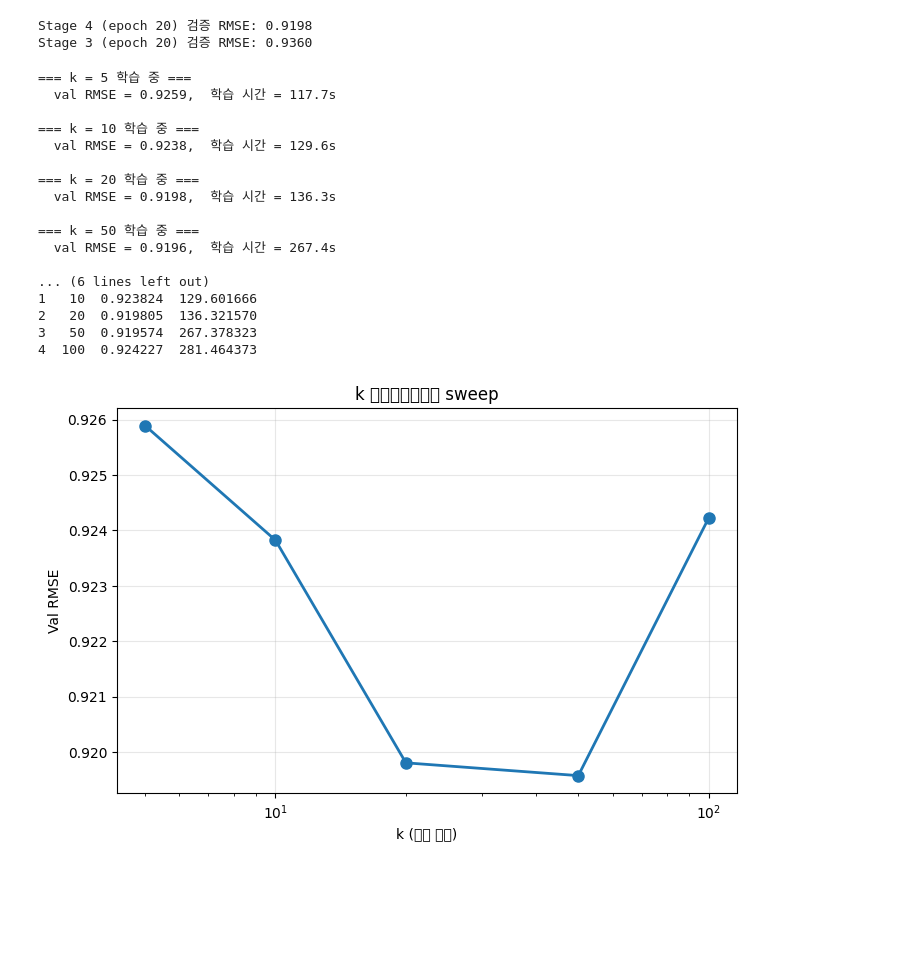
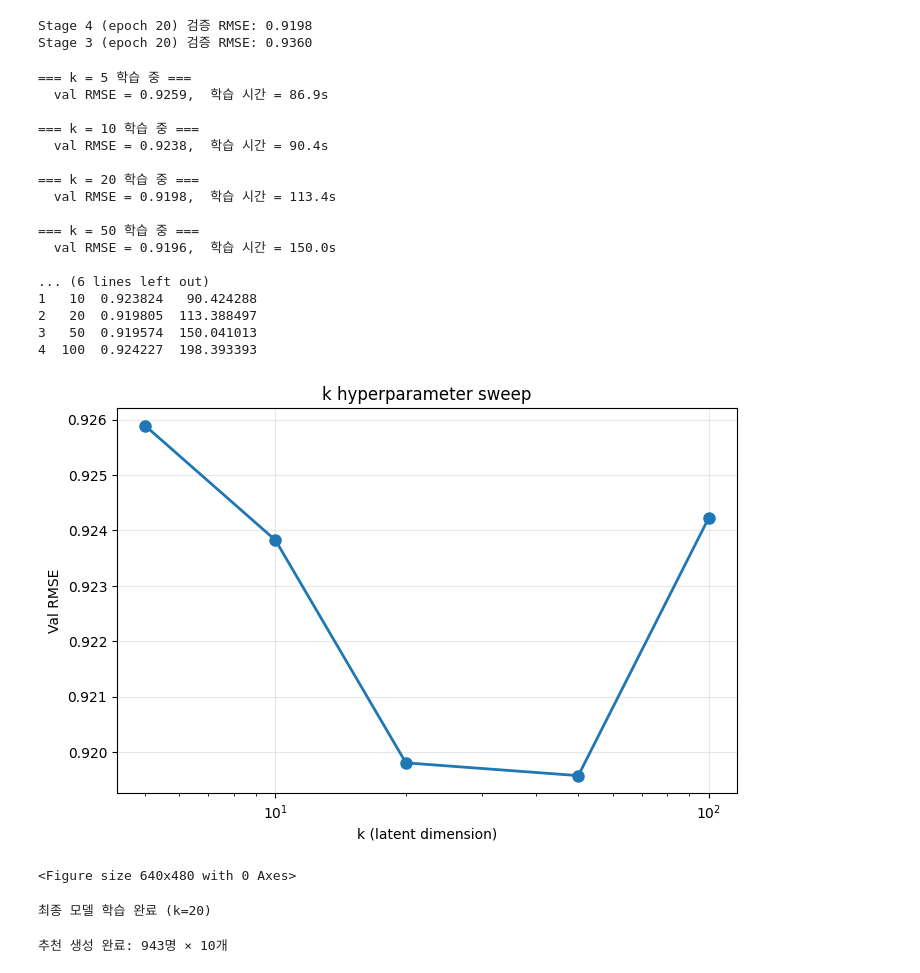
Before and after one commit to 20220878-max/Recommendation-system, a Jupyter notebook: movie_data.ipynb, the cells around one changed output. Drawn from its saved outputs; the diff is of its cells as text; code cells hidden in the pictures; blank space fills up the shorter version.

```diff
--- a/movie_data.ipynb
+++ b/movie_data.ipynb
@@ -493,41 +494,98 @@ for k_test in k_values:
     val_rmse = np.sqrt(np.mean((val_preds - val_ratings) ** 2))
 
     elapsed = time.time() - start
     print(f"  val RMSE = {val_rmse:.4f},  학습 시간 = {elapsed:.1f}s")
     results.append({'k': k_test, 'val_rmse': val_rmse, 'time': elapsed})
 
 # 표로 정리
 import pandas as pd
 df = pd.DataFrame(results)
 print("\n=== K sweep 결과 ===")
 print(df)
 
 # 그래프
 import matplotlib.pyplot as plt
 plt.figure(figsize=(8, 5))
 plt.plot(df['k'], df['val_rmse'], 'o-', linewidth=2, markersize=8)
-plt.xlabel('k (잠재 차원)')
+plt.xlabel('k (latent dimension)')
 plt.ylabel('Val RMSE')
-plt.title('k 하이퍼파라미터 sweep')
+plt.title('k hyperparameter sweep')
 plt.grid(alpha=0.3)
 plt.xscale('log')
 plt.show()
+plt.savefig('k_sweep.png', dpi=150, bbox_inches='tight')
 # %% [output]
 === k = 5 학습 중 ===
-  val RMSE = 0.9259,  학습 시간 = 117.7s
+  val RMSE = 0.9259,  학습 시간 = 86.9s
 
 === k = 10 학습 중 ===
-  val RMSE = 0.9238,  학습 시간 = 129.6s
+  val RMSE = 0.9238,  학습 시간 = 90.4s
 
 === k = 20 학습 중 ===
-  val RMSE = 0.9198,  학습 시간 = 136.3s
+  val RMSE = 0.9198,  학습 시간 = 113.4s
 
 === k = 50 학습 중 ===
-  val RMSE = 0.9196,  학습 시간 = 267.4s
+  val RMSE = 0.9196,  학습 시간 = 150.0s
 
 ... (6 lines left out)
-1   10  0.923824  129.601666
-2   20  0.919805  136.321570
-3   50  0.919574  267.378323
-4  100  0.924227  281.464373
+1   10  0.923824   90.424288
+2   20  0.919805  113.388497
+3   50  0.919574  150.041013
+4  100  0.924227  198.393393
-[figure, old version]
+[figure, new version]
+<Figure size 640x480 with 0 Axes>
+# %%
+#최종 모델 학습 (k=20)
+np.random.seed(42)
+k = 20
+P = np.random.normal(0, 0.1, (n_users, k))
+Q = np.random.normal(0, 0.1, (n_items, k))
+Y = np.random.normal(0, 0.1, (n_items, k))
+bu = np.zeros(n_users)
+bi = np.zeros(n_items)
+mu = train_set['rating'].mean()
+lr, epochs, reg = 0.005, 20, 0.02
+
+for epoch in range(epochs):
+    order = np.random.permutation(len(ratings))
+    for idx in order:
+        u, i, r = users[idx], items[idx], ratings[idx]
+        I_u = user_rated_items[u]
+        norm = 1.0 / np.sqrt(len(I_u))
+        p_aug = P[u] + norm * Y[I_u].sum(axis=0)
+        err = r - (mu + bu[u] + bi[i] + p_aug @ Q[i])
+        bu[u] += lr * (err - reg * bu[u])
+        bi[i] += lr * (err - reg * bi[i])
+        P[u] += lr * (err * Q[i] - reg * P[u])
+        Q[i] += lr * (err * p_aug - reg * Q[i])
+        Y[I_u] += lr * (err * norm * Q[i] - reg * Y[I_u])
+print("최종 모델 학습 완료 (k=20)")
+# %% [output]
+최종 모델 학습 완료 (k=20)
+# %%
+#모든 사용자에게 top-k 추천 생성
+K = 10  # 추천 개수
+
+# augmented P
+P_aug = P.copy()
+for u in range(n_users):
+    if u in user_rated_items:
+        I_u = user_rated_items[u]
+        norm = 1.0 / np.sqrt(len(I_u))
+        P_aug[u] += norm * Y[I_u].sum(axis=0)
+
+# 학습데이터에서 이미 평가한 아이템 (추천 제외용)
+train_items_per_user = {u: set(its) for u, its in user_rated_items.items()}
+
+recommendations = {}
+for u in range(n_users):
+    scores = mu + bu[u] + bi + P_aug[u] @ Q.T   # 모든 아이템 점수
+    for i in train_items_per_user.get(u, set()):
+        scores[i] = -np.inf                       # 이미 본 건 제외
+    topk = np.argpartition(-scores, K)[:K]
+    topk = topk[np.argsort(-scores[topk])]
+    recommendations[u] = topk.tolist()
+
+print(f"추천 생성 완료: {len(recommendations)}명 × {K}개")
+# %% [output]
+추천 생성 완료: 943명 × 10개
```
Also changed, not shown: parts of 6 cells of this notebook, 12 other files.
